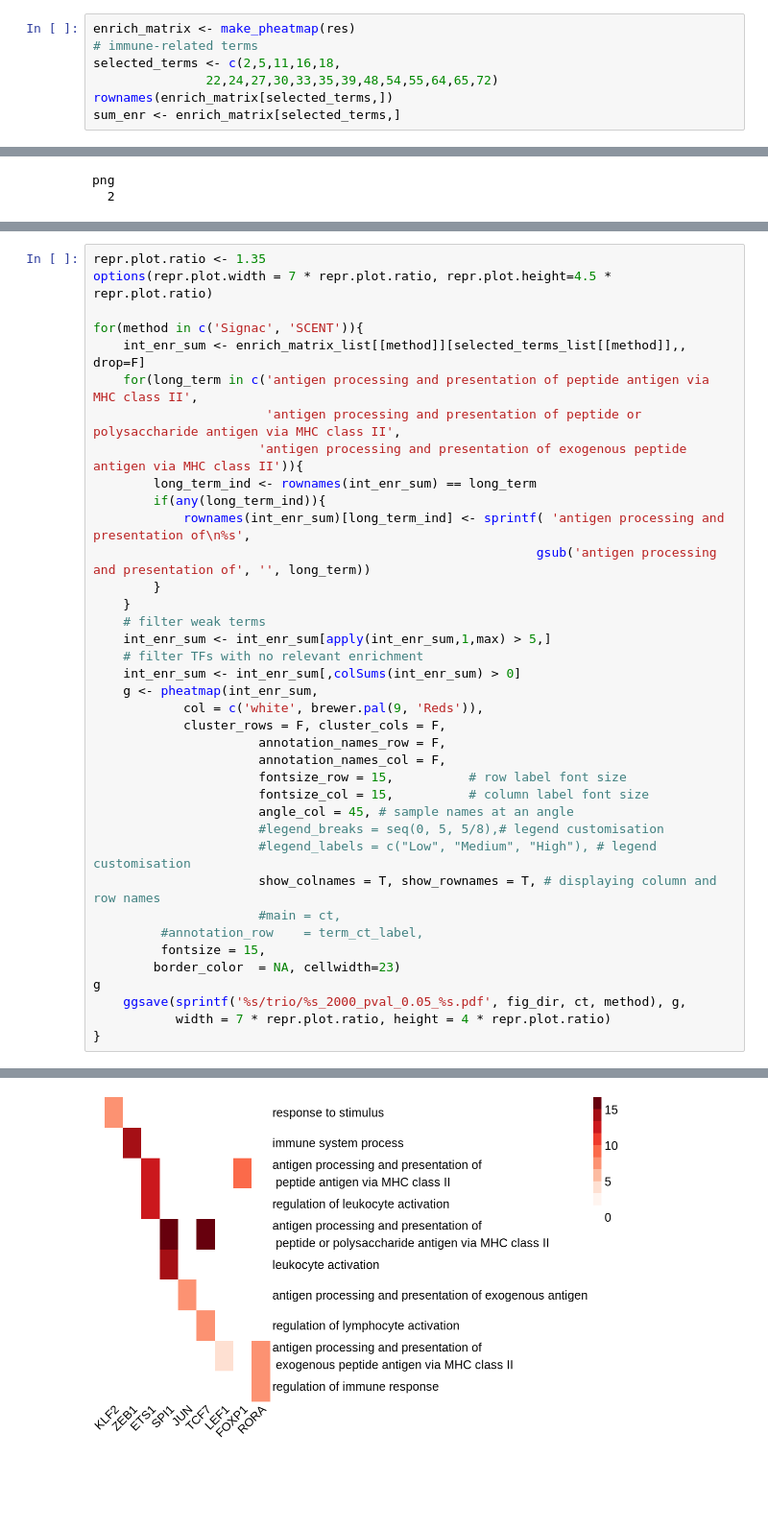
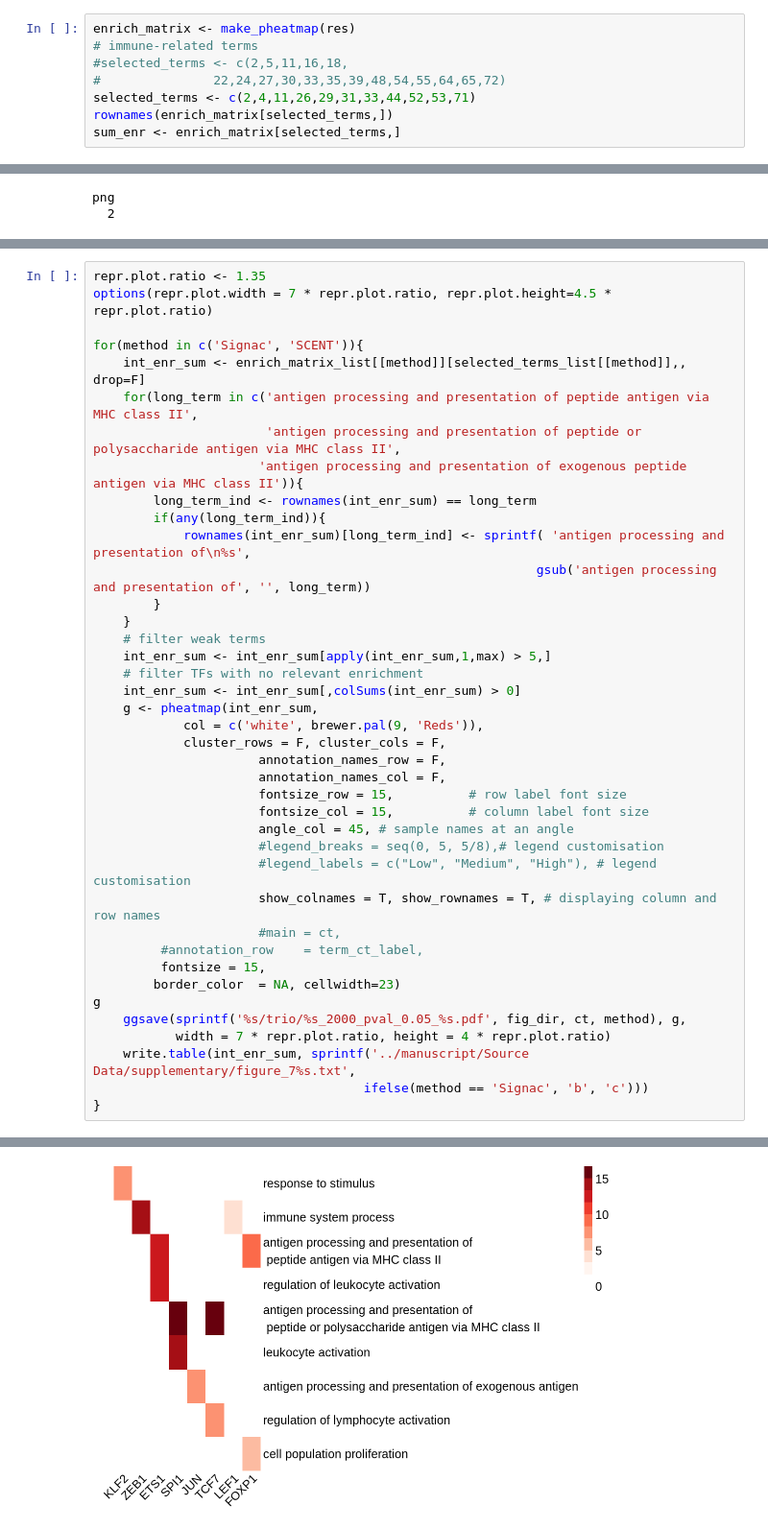
Before and after one commit to ChangSuBiostats/scMultiMap_analysis, a Jupyter notebook: real_data_analysis/trio_PBMC.ipynb, the cells around one changed output, grey strips where cells are left out. Shown at 96% size. Drawn from its saved outputs; the diff is of its cells as text; blank space fills up the shorter version.

Commit message:
Update color panel and save source data

```diff
--- a/real_data_analysis/trio_PBMC.ipynb
+++ b/real_data_analysis/trio_PBMC.ipynb
@@ -27,8 +27,9 @@ res <- summarize_enr(trios_list, p_top = 10)
 # %%
 enrich_matrix <- make_pheatmap(res)
 # immune-related terms
-selected_terms <- c(2,5,11,16,18,
-               22,24,27,30,33,35,39,48,54,55,64,65,72)
+#selected_terms <- c(2,5,11,16,18,
+#               22,24,27,30,33,35,39,48,54,55,64,65,72)
+selected_terms <- c(2,4,11,26,29,31,33,44,52,53,71)
 rownames(enrich_matrix[selected_terms,])
 sum_enr <- enrich_matrix[selected_terms,]
 # %% [output]
@@ -371,31 +376,33 @@ for(method in c('Signac', 'SCENT')){
         if(any(long_term_ind)){
             rownames(int_enr_sum)[long_term_ind] <- sprintf( 'antigen processing and presentation of\n%s',
                                                            gsub('antigen processing and presentation of', '', long_term))
         }
     }
     # filter weak terms
     int_enr_sum <- int_enr_sum[apply(int_enr_sum,1,max) > 5,]
     # filter TFs with no relevant enrichment
     int_enr_sum <- int_enr_sum[,colSums(int_enr_sum) > 0]
     g <- pheatmap(int_enr_sum,
             col = c('white', brewer.pal(9, 'Reds')),
             cluster_rows = F, cluster_cols = F,
                       annotation_names_row = F,
                       annotation_names_col = F,
                       fontsize_row = 15,          # row label font size
                       fontsize_col = 15,          # column label font size
                       angle_col = 45, # sample names at an angle
                       #legend_breaks = seq(0, 5, 5/8),# legend customisation
                       #legend_labels = c("Low", "Medium", "High"), # legend customisation
                       show_colnames = T, show_rownames = T, # displaying column and row names
                       #main = ct,
          #annotation_row    = term_ct_label,
          fontsize = 15,
         border_color  = NA, cellwidth=23)
 g
     ggsave(sprintf('%s/trio/%s_2000_pval_0.05_%s.pdf', fig_dir, ct, method), g,
            width = 7 * repr.plot.ratio, height = 4 * repr.plot.ratio)
+    write.table(int_enr_sum, sprintf('../manuscript/Source Data/supplementary/figure_7%s.txt',
+                                    ifelse(method == 'Signac', 'b', 'c')))
 }
 # %% [output]
 [figure]
-[figure, old version]
+[figure, new version]
```
Also changed, not shown: parts of 9 cells of this notebook, 13 other files.
